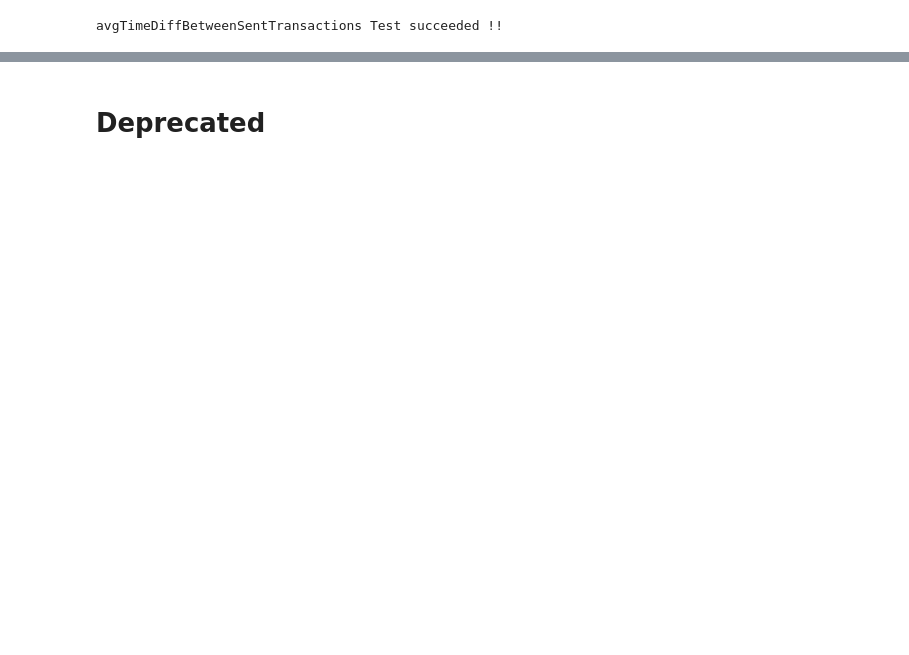
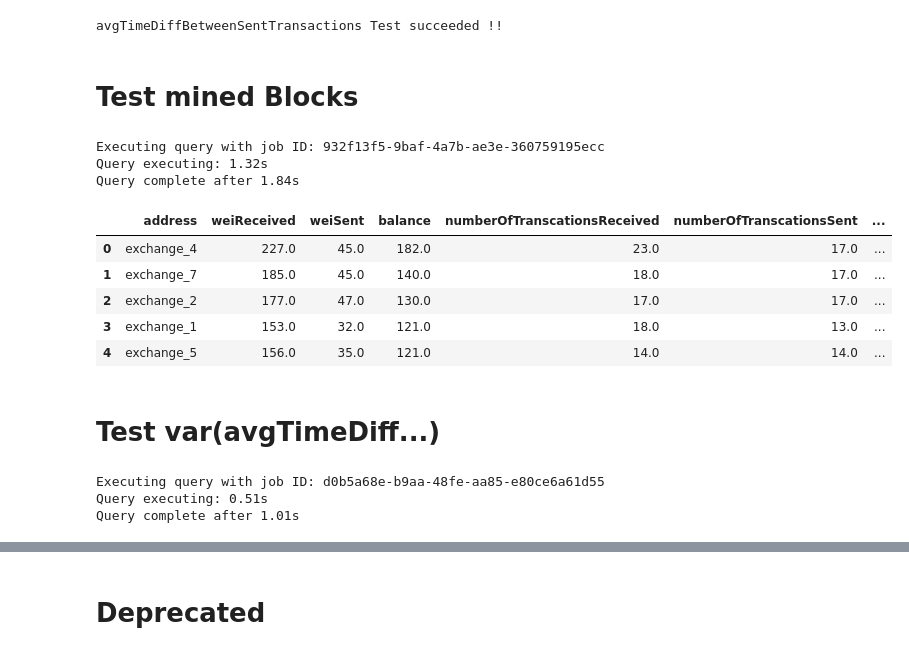
Before and after one commit to mgsgde/ethcluster, a Jupyter notebook: bigquery/bigquery_sql.tests.ipynb, the cells around one changed output, grey strips where cells are left out. Saved outputs shown, nothing was run; the diff lists cells and outputs as text; code cells hidden in the pictures; blank space fills up the shorter version.

Commit message:
added stddev feature without tests

```diff
--- a/bigquery/bigquery_sql.tests.ipynb
+++ b/bigquery/bigquery_sql.tests.ipynb
@@ -413,3 +392,58 @@ features["avgTimeDiffBetweenReceivedTransactions"] = features["avgTimeDiffBetwee
 features = features.reset_index()
 # %%
 features.to_gbq('ethereum_us.features_sampleData', if_exists="replace")
+# %% [markdown]
+# Test mined Blocks
+# %%
+%%bigquery sql_res_minedblocks --project masterarbeit-245718 --verbose
+
+with minedBlocksView as (
+    SELECT to_address as address, count(*) as mined_blocks FROM `masterarbeit-245718.ethereum_us.traces_sampleData`
+        where trace_type = "reward"
+        group by to_address
+    )
+select address, ifnull(mined_blocks,0) as minedBlocks from minedBlocksView right join `ethereum_us.addresses_testdata` using(address)
+# %% [output]
+Executing query with job ID: 932f13f5-9baf-4a7b-ae3e-360759195ecc
+Query executing: 1.32s
+Query complete after 1.84s
+# %%
+features.head()
+# %% [output]
+|  | address | weiReceived | weiSent | balance | numberOfTranscationsReceived | numberOfTranscationsSent | ... |
+| 0 | exchange_4 | 227.0 | 45.0 | 182.0 | 23.0 | 17.0 | ... |
+| 1 | exchange_7 | 185.0 | 45.0 | 140.0 | 18.0 | 17.0 | ... |
+| 2 | exchange_2 | 177.0 | 47.0 | 130.0 | 17.0 | 17.0 | ... |
+| 3 | exchange_1 | 153.0 | 32.0 | 121.0 | 18.0 | 13.0 | ... |
+| 4 | exchange_5 | 156.0 | 35.0 | 121.0 | 14.0 | 14.0 | ... |
+# %% [markdown]
+# Test var(avgTimeDiff...)
+# %%
+%%bigquery res_sql_stddev --project masterarbeit-245718 --verbose
+
+with timestamps_diffs as (
+
+    with timestamps_preceding_tx as (
+
+        with timestamps_sent_tx as (
+            select from_address, block_timestamp from `masterarbeit-245718.ethereum_us.traces_sampleData`
+                where from_address is not null
+                  and status = 1
+                  and (call_type not in ('delegatecall', 'callcode', 'staticcall') or call_type is null)
+        )
+
+        select from_address, block_timestamp,
+            lag(block_timestamp) OVER (partition by from_address order by block_timestamp asc) as preceding_block_timestamp
+        from timestamps_sent_tx
+    )
+
+    select from_address, block_timestamp, preceding_block_timestamp,
+        TIMESTAMP_DIFF(block_timestamp, preceding_block_timestamp, second) as timestampdiff
+    from timestamps_preceding_tx
+)
+select from_address, STDDEV_SAMP(timestampdiff) as stddev_sample
+from timestamps_diffs group by from_address
+# %% [output]
+Executing query with job ID: d0b5a68e-b9aa-48fe-aa85-e80ce6a61d55
+Query executing: 0.51s
+Query complete after 1.01s
```
Also changed, not shown: parts of 25 cells of this notebook, 1 other file.
